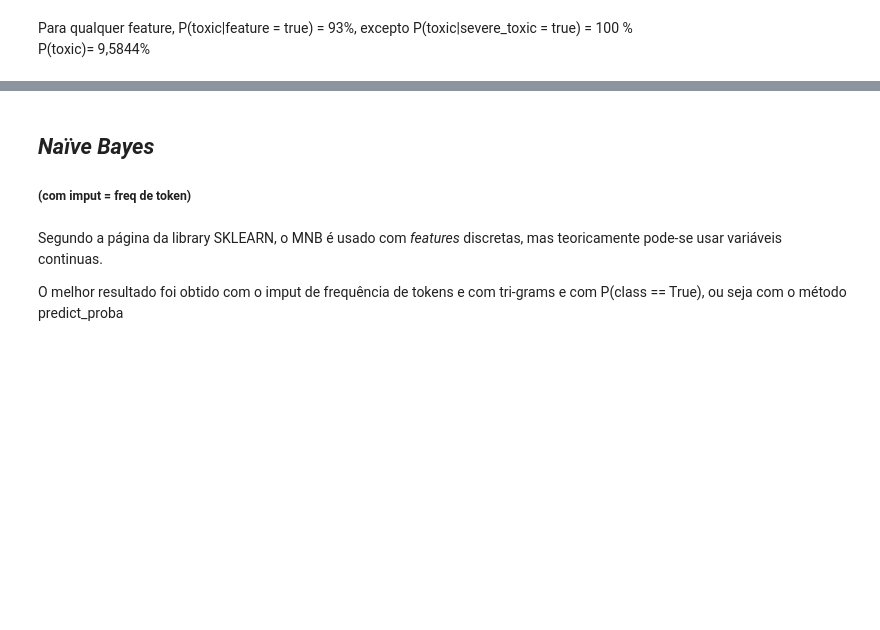
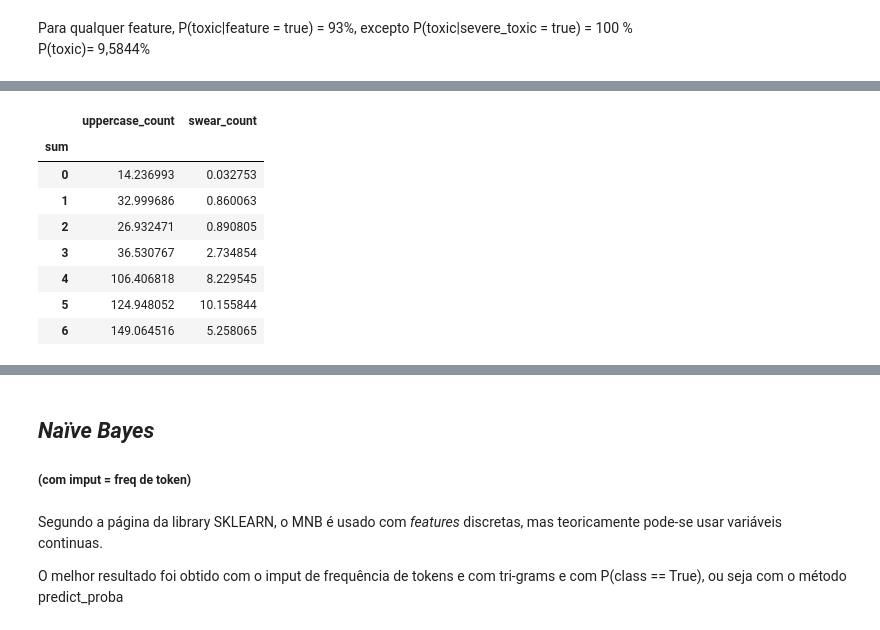
Before and after one commit to sgpjesus/NLP-Problem-Set-1, a Jupyter notebook: Toxic Comments.ipynb, the cells around one changed output, grey strips where cells are left out. Drawn from its saved outputs; the diff is of its cells as text; code cells hidden in the pictures; blank space fills up the shorter version.

```diff
--- a/Toxic Comments.ipynb
+++ b/Toxic Comments.ipynb
@@ -73,7 +108,17 @@ for i in range(comments.shape[0]):
 # %%
 Trainingtable['uppercase_count'] = uppercasecount #Inserir o número de maiúsculas por comentário na tabela de treino
 # %%
-Trainingtable[['sum','uppercase_count']].groupby('sum').mean()
+Trainingtable[['sum','uppercase_count', 'swear_count']].groupby('sum').mean()
+# %% [output]
+|  | uppercase_count | swear_count |
+| sum |  |  |
+| 0 | 14.236993 | 0.032753 |
+| 1 | 32.999686 | 0.860063 |
+| 2 | 26.932471 | 0.890805 |
+| 3 | 36.530767 | 2.734854 |
+| 4 | 106.406818 | 8.229545 |
+| 5 | 124.948052 | 10.155844 |
+| 6 | 149.064516 | 5.258065 |
 # %%
 with open('C:/Users/sergiojesus/Desktop/Recursos/comments_toxicos/full-list-of-bad-words-banned-by-google.csv') as f:
   reader = csv.reader(f)
```
Also changed, not shown: parts of 19 cells of this notebook, 3 other files.
